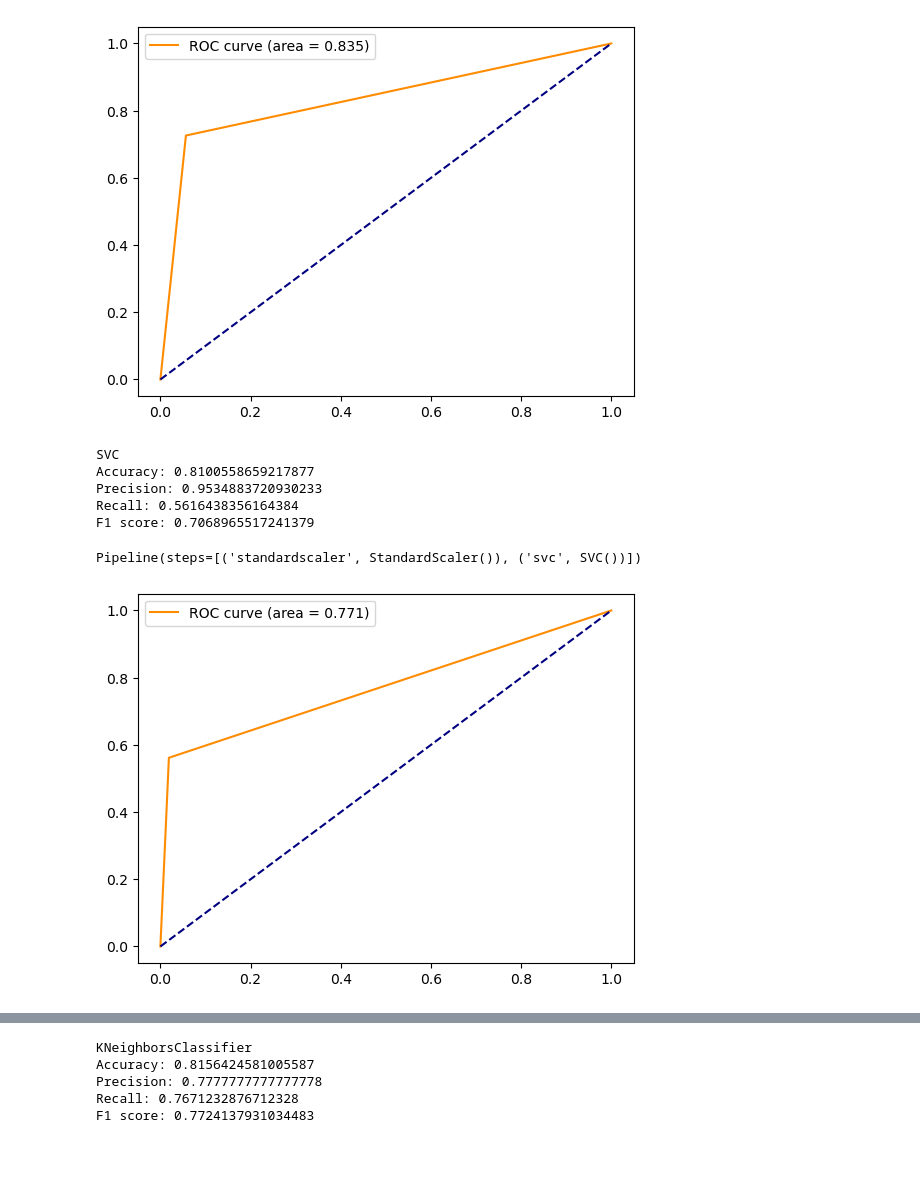
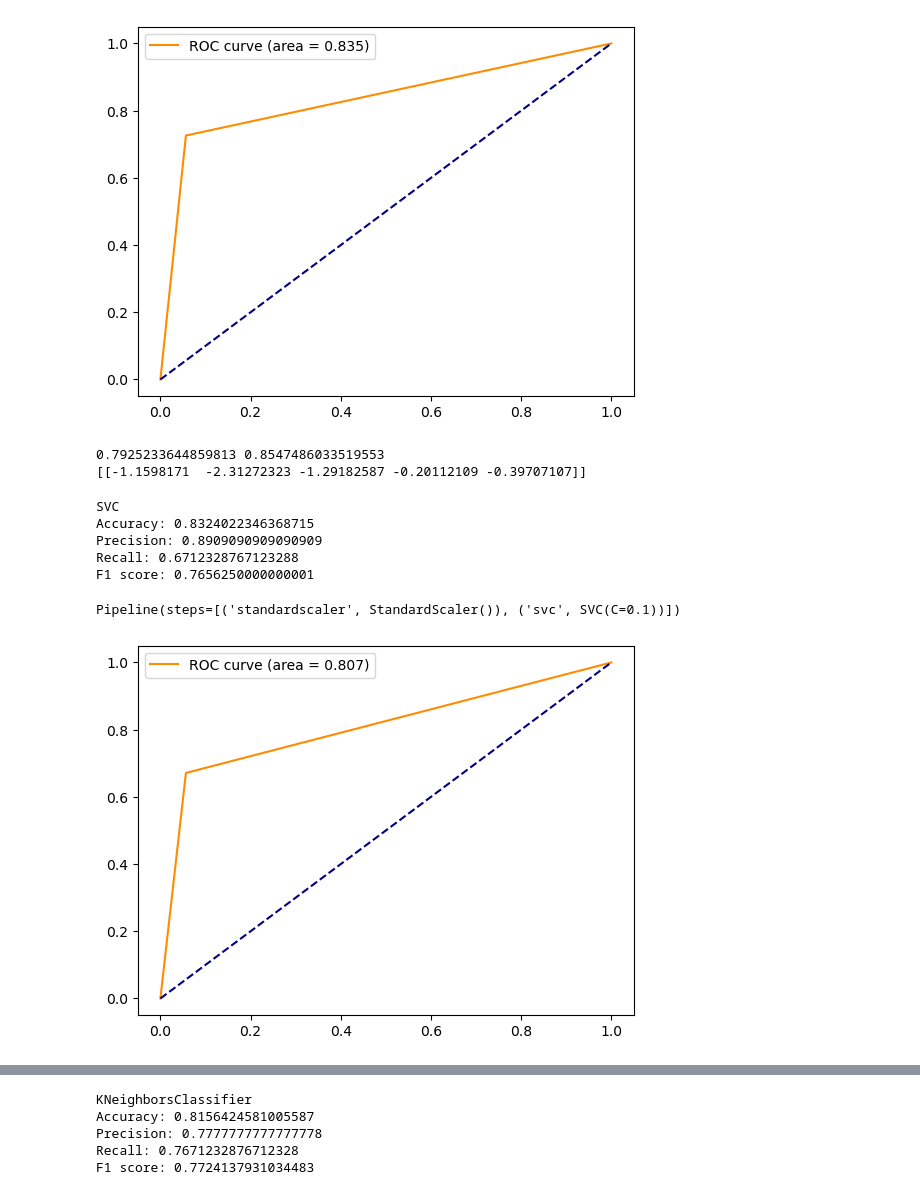
Before and after one commit to esvesv/ML_HW_03, a Jupyter notebook: 3_evstratovsv.ipynb, the cells around one changed output, grey strips where cells are left out. Saved outputs shown, nothing was run; the diff lists cells and outputs as text; code cells hidden in the pictures; blank space fills up the shorter version.

```diff
--- a/3_evstratovsv.ipynb
+++ b/3_evstratovsv.ipynb
@@ -480,5 +472,6 @@ Cabin', 'Name', 'Fare', 'Ticket', 'SibSp', 'Parch', 'Age', 'Age_Range', 'Embarke
 # %%
-X = df[['Pclass', 'Sex', 'Big_Family', 'Age_Range', 'Embarked']].values
+features_names = ['Pclass', 'Sex', 'Big_Family', 'Embarked', 'Age_Range']
+X = df[features_names].values
 y = df['Survived'].ravel()
 # %%
 X_train, X_test, y_train, y_test = train_test_split(X, y, stratify=y, random_state=0)
@@ -493,16 +486,24 @@ F1 score: 0.803030303030303
 Pipeline(steps=[('standardscaler', StandardScaler()),
                 ('logisticregression', LogisticRegression())])
 [figure]
+# %%
+model = LogisticRegression()
+model.fit(X_train, y_train)
+print(model.score(X_train, y_train), model.score(X_test, y_test))
+print(model.coef_)
+# %% [output]
+0.7925233644859813 0.8547486033519553
+[[-1.1598171  -2.31272323 -1.29182587 -0.20112109 -0.39707107]]
 # %%
-try_model(SVC, X_train, y_train, X_test, y_test)
+try_model(SVC, X_train, y_train, X_test, y_test, {'C': 0.1})
 # %% [output]
 SVC
-Accuracy: 0.8100558659217877
-Precision: 0.9534883720930233
-Recall: 0.5616438356164384
-F1 score: 0.7068965517241379
+Accuracy: 0.8324022346368715
+Precision: 0.8909090909090909
+Recall: 0.6712328767123288
+F1 score: 0.7656250000000001
-Pipeline(steps=[('standardscaler', StandardScaler()), ('svc', SVC())])
+Pipeline(steps=[('standardscaler', StandardScaler()), ('svc', SVC(C=0.1))])
-[figure, old version]
+[figure, new version]
 # %%
 try_model(GaussianNB, X_train, y_train, X_test, y_test)
 # %% [output]
```
Also changed, not shown: parts of 11 cells of this notebook.
